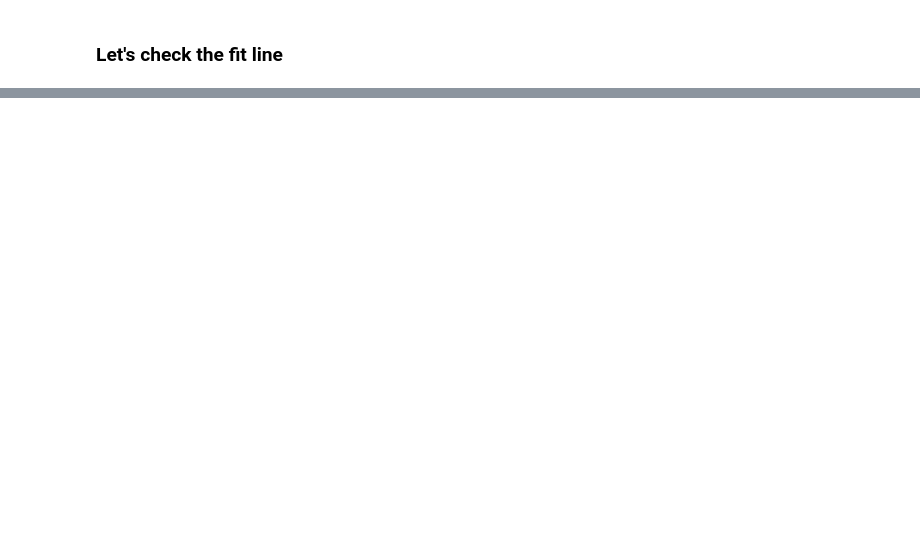
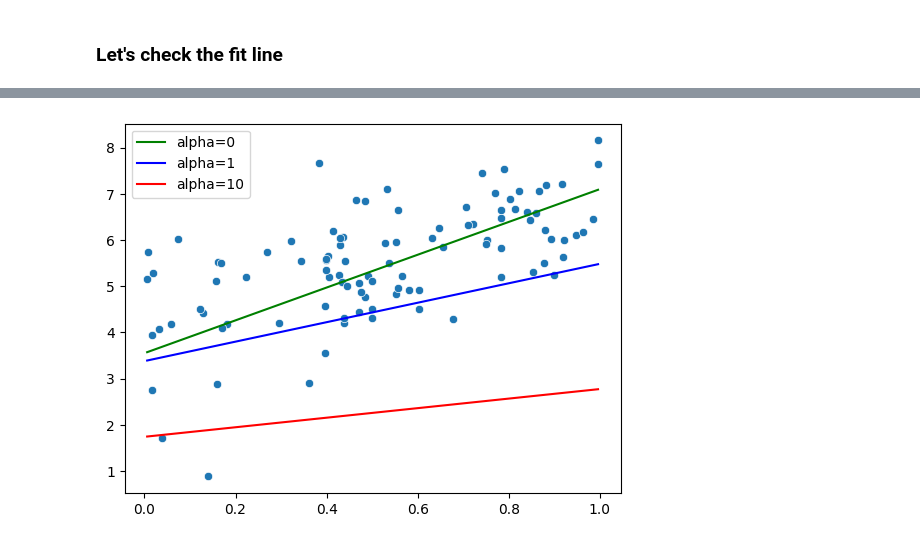
Before and after one commit to sachinprasadhs/AI-Concepts, a Jupyter notebook: Common Concepts/Linear Regression/linear_regression_from_scratch.ipynb, the cells around one changed output, grey strips where cells are left out. Saved outputs shown, nothing was run; the diff lists cells and outputs as text; code cells hidden in the pictures; blank space fills up the shorter version.

```diff
--- a/Common Concepts/Linear Regression/linear_regression_from_scratch.ipynb
+++ b/Common Concepts/Linear Regression/linear_regression_from_scratch.ipynb
@@ -604,0 +617,3 @@ plt.show()
+# %%
+X = jax.random.uniform(key, (100, 1))
+y = 4 + 3 * X + np.random.randn(100, 1)
@@ -604,0 +622,9 @@ plt.show()
+# %%
+lr = LinearRegression(
+    key=key,
+    batch_size=32,
+    lr=0.1,
+    epochs=10,
+)
+lr.fit(X, y)
+y_pred_zero = lr.predict(X)
@@ -604,0 +644,10 @@ plt.show()
+# %%
+lr = LinearRegression(
+    key=key,
+    batch_size=32,
+    lr=0.1,
+    epochs=10,
+    ridge_alpha=1
+)
+lr.fit(X, y)
+y_pred_ten = lr.predict(X)
@@ -604,0 +667,10 @@ plt.show()
+# %%
+lr = LinearRegression(
+    key=key,
+    batch_size=32,
+    lr=0.1,
+    epochs=10,
+    ridge_alpha=10
+)
+lr.fit(X, y)
+y_pred_hundred = lr.predict(X)
@@ -604,0 +688,9 @@ plt.show()
+# %%
+sns.scatterplot(x=X[:, 0], y=y[:, 0])
+sns.lineplot(x=X[:, 0], y=y_pred_zero[:, 0], color="green", label="alpha=0")
+sns.lineplot(x=X[:, 0], y=y_pred_ten[:, 0], color="blue", label="alpha=1")
+sns.lineplot(x=X[:, 0], y=y_pred_hundred[:, 0], color="red", label="alpha=10")
+plt.legend()
+plt.show()
+# %% [output]
+[figure, added]
```
Also changed, not shown: parts of 14 cells of this notebook.
